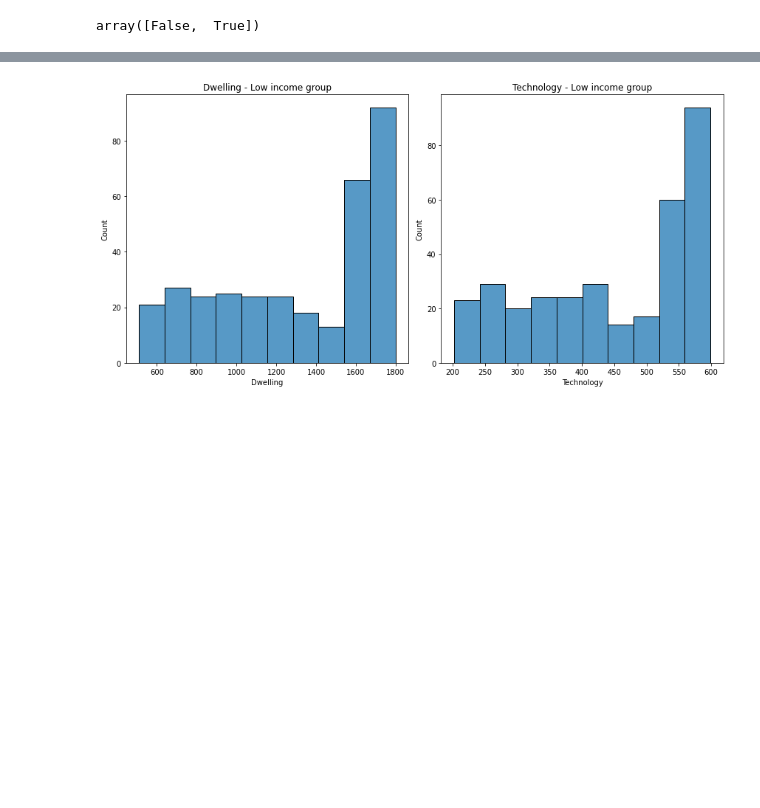
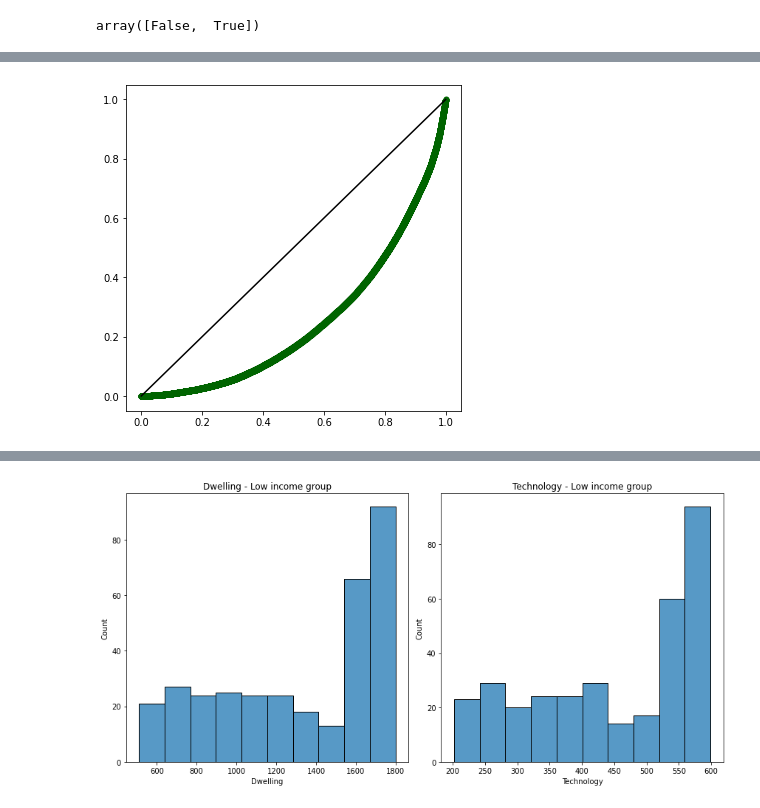
Before and after one commit to Ivanhoe731/ener_pov, a Jupyter notebook: my_own_model.ipynb, the cells around one changed output, grey strips where cells are left out. Saved outputs shown, nothing was run; the diff lists cells and outputs as text; code cells hidden in the pictures; blank space fills up the shorter version.

```diff
--- a/my_own_model.ipynb
+++ b/my_own_model.ipynb
@@ -213,16 +258,20 @@ plt.show()
 # %%
 def plot_lorenz_curve(X, yummy_figs = (6, 6)):
 
     X_sorted = np.sort(X)  # Sort the incomes
     lorenz = np.cumsum(X_sorted) / np.sum(X_sorted)
     lorenz = np.insert(lorenz, 0, 0)
     lorenz[0], lorenz[-1]
 
     fig, ax = plt.subplots(figsize=[yummy_figs[0],yummy_figs[1]])
     ax.scatter(np.arange(lorenz.size)/(lorenz.size-1), lorenz,
             marker='.', color='darkgreen', s=100)
     ## line plot of equality
     ax.plot([0,1], [0,1], color='k')
+
+plot_lorenz_curve(agent_data["Income"])
+# %% [output]
+[figure, added]
 # %%
 plot_lorenz_curve(agent_data["Income"])
 # %% [output]
```
Also changed, not shown: parts of 15 cells of this notebook, 6 other files.
